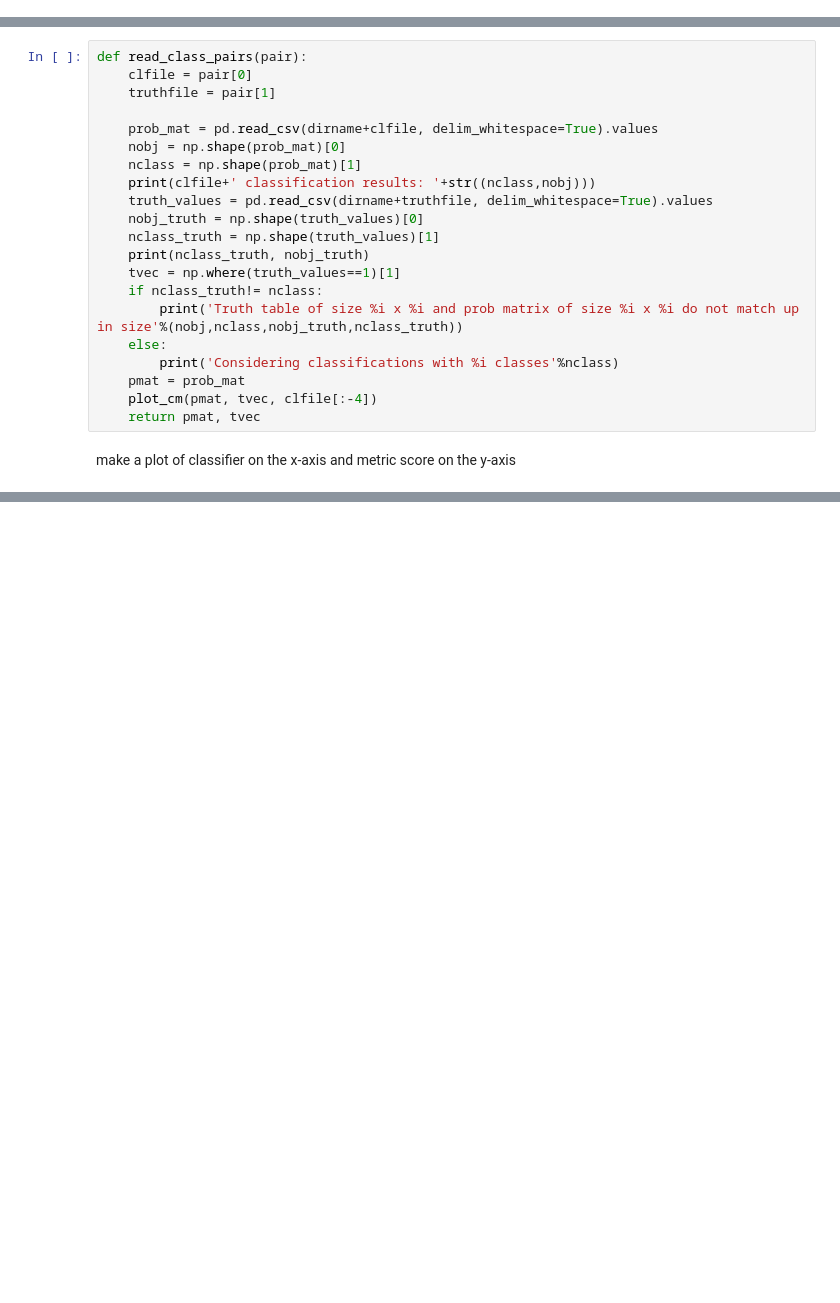
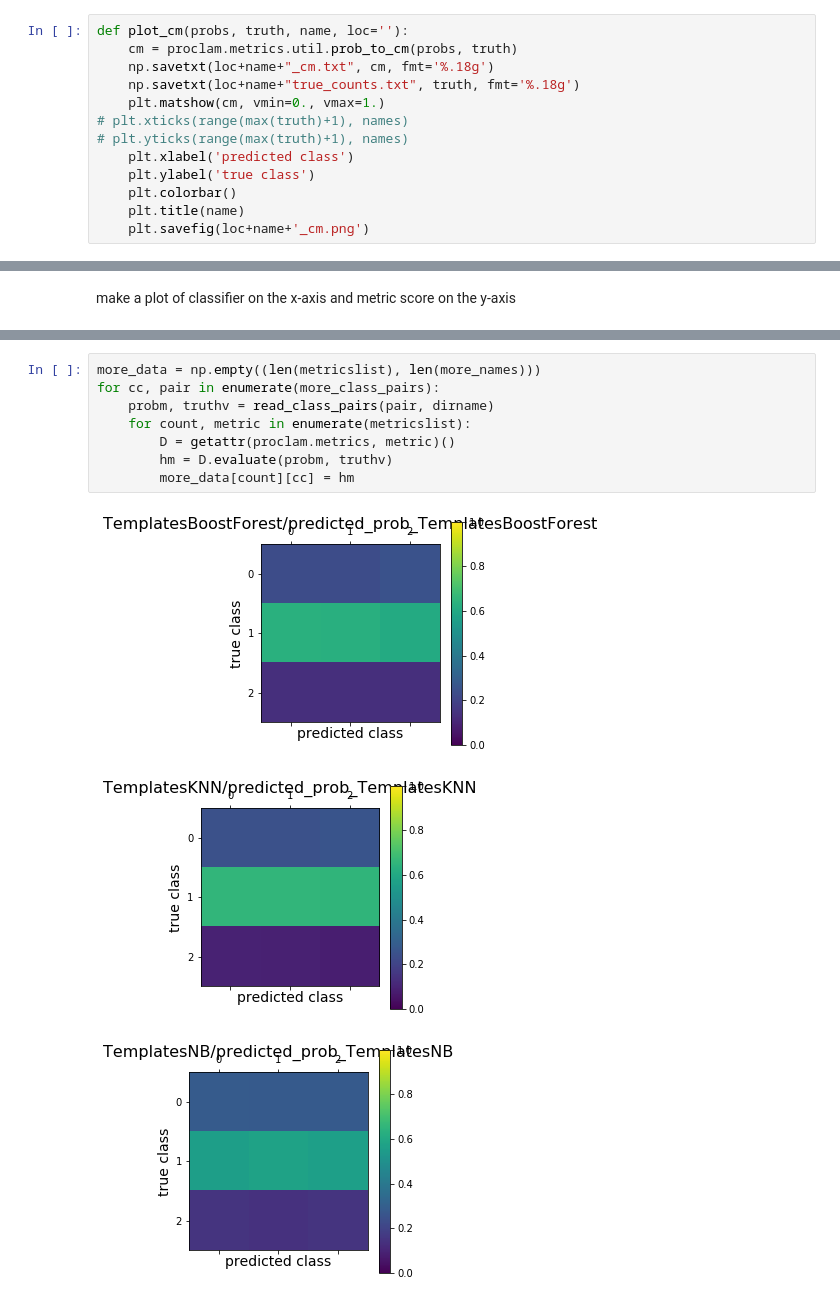
Before and after one commit to aimalz/proclam, a Jupyter notebook: metrics_evaluation.ipynb, the cells around one changed output, grey strips where cells are left out. Cells and saved outputs as stored; diff of their text form; blank space fills up the shorter version.

```diff
--- a/metrics_evaluation.ipynb
+++ b/metrics_evaluation.ipynb
@@ -107,0 +113,13 @@ more_class_pairs = zip(more_classifications, more_truth_tables)
+# %%
+def plot_cm(probs, truth, name, loc=''):
+    cm = proclam.metrics.util.prob_to_cm(probs, truth)
+    np.savetxt(loc+name+"_cm.txt", cm, fmt='%.18g')
+    np.savetxt(loc+name+"true_counts.txt", truth, fmt='%.18g')
+    plt.matshow(cm, vmin=0., vmax=1.)
+# plt.xticks(range(max(truth)+1), names)
+# plt.yticks(range(max(truth)+1), names)
+    plt.xlabel('predicted class')
+    plt.ylabel('true class')
+    plt.colorbar()
+    plt.title(name)
+    plt.savefig(loc+name+'_cm.png')
@@ -174,23 +187,2 @@ def plot_cm(probs, truth, name):
-# %%
-def read_class_pairs(pair):
-    clfile = pair[0]
-    truthfile = pair[1]
-
-    prob_mat = pd.read_csv(dirname+clfile, delim_whitespace=True).values
-    nobj = np.shape(prob_mat)[0]
-    nclass = np.shape(prob_mat)[1]
-    print(clfile+' classification results: '+str((nclass,nobj)))
-    truth_values = pd.read_csv(dirname+truthfile, delim_whitespace=True).values
-    nobj_truth = np.shape(truth_values)[0]
-    nclass_truth = np.shape(truth_values)[1]
-    print(nclass_truth, nobj_truth)
-    tvec = np.where(truth_values==1)[1]
-    if nclass_truth!= nclass:
-        print('Truth table of size %i x %i and prob matrix of size %i x %i do not match up in size'%(nobj,nclass,nobj_truth,nclass_truth))
-    else:
-        print('Considering classifications with %i classes'%nclass)
-    pmat = prob_mat
-    plot_cm(pmat, tvec, clfile[:-4])
-    return pmat, tvec
 # %% [markdown]
 make a plot of classifier on the x-axis and metric score on the y-axis
@@ -238,0 +189,12 @@ metric_plot(more_names, metricslist, more_data, markerlist, colors, title='SNPho
+# %%
+more_data = np.empty((len(metricslist), len(more_names)))
+for cc, pair in enumerate(more_class_pairs):
+    probm, truthv = read_class_pairs(pair, dirname)
+    for count, metric in enumerate(metricslist):
+        D = getattr(proclam.metrics, metric)()
+        hm = D.evaluate(probm, truthv)
+        more_data[count][cc] = hm
+# %% [output]
+[figure, added]
+[figure, added]
+[figure, added]
```
Also changed, not shown: parts of 21 cells of this notebook, 19 other files.
